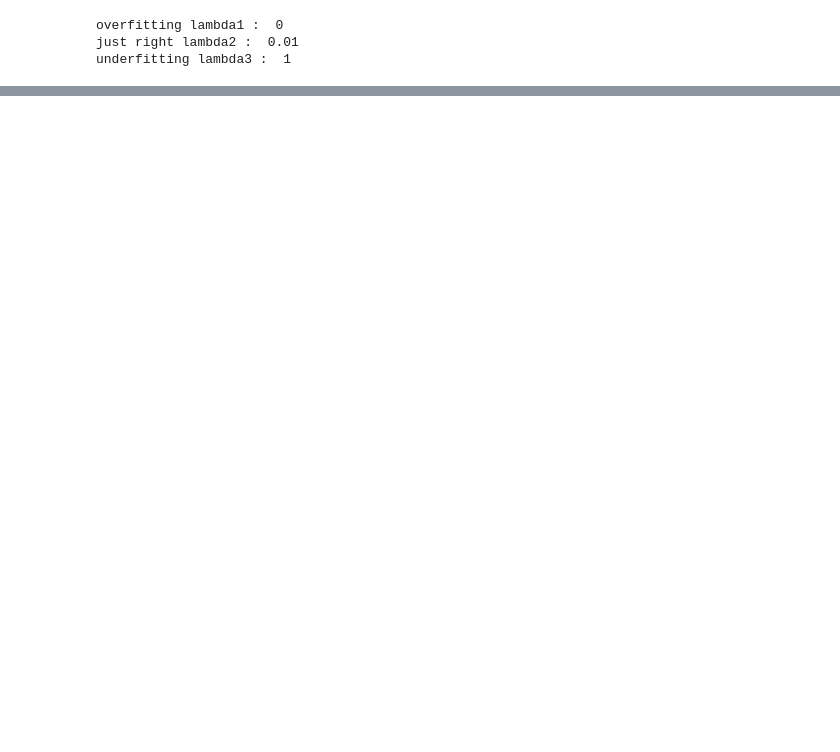
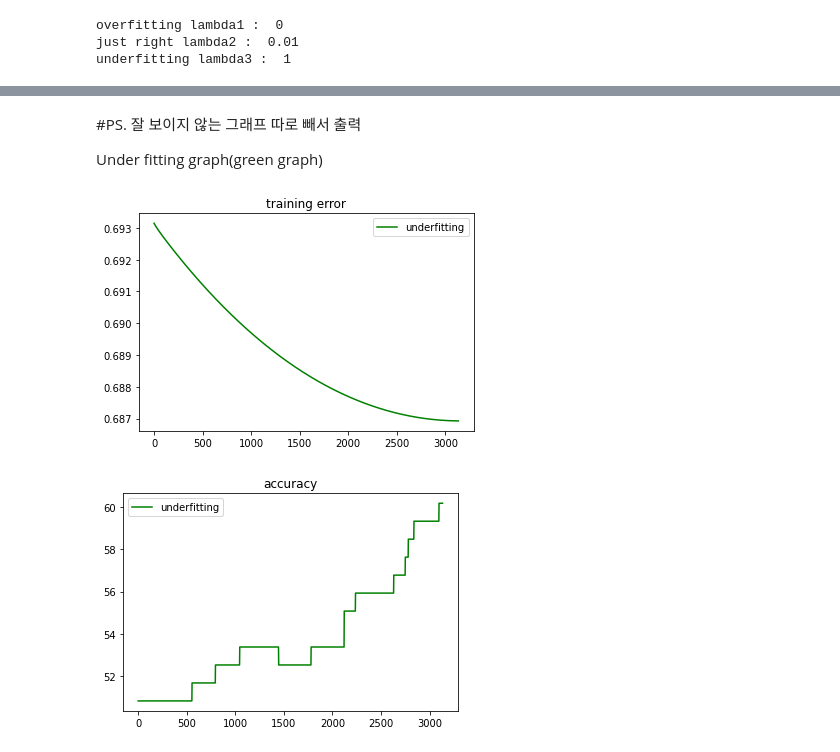
Before and after one commit to CJavaPython/AssignmentFolder, a Jupyter notebook: Assignment07/Assignment07.ipynb, the cells around one changed output, grey strips where cells are left out. Drawn from its saved outputs; the diff is of its cells as text; code cells hidden in the pictures; blank space fills up the shorter version.

```diff
--- a/Assignment07/Assignment07.ipynb
+++ b/Assignment07/Assignment07.ipynb
@@ -283,0 +314,18 @@ plt.legend(loc='upper left')
+# %% [markdown]
+#PS. 잘 보이지 않는 그래프 따로 빼서 출력
+
+Under fitting graph(green graph)
+# %%
+plt.figure()
+plt.title("training error")
+plt.plot(E_list3, c='g', label="underfitting")
+plt.legend()
+plt.show()
+plt.figure()
+plt.title("accuracy")
+plt.plot(accuracy_list3, c='g', label="underfitting")
+plt.legend()
+plt.show()
+# %% [output]
+[figure, added]
+[figure, added]
```
Also changed, not shown: parts of 12 cells of this notebook.
